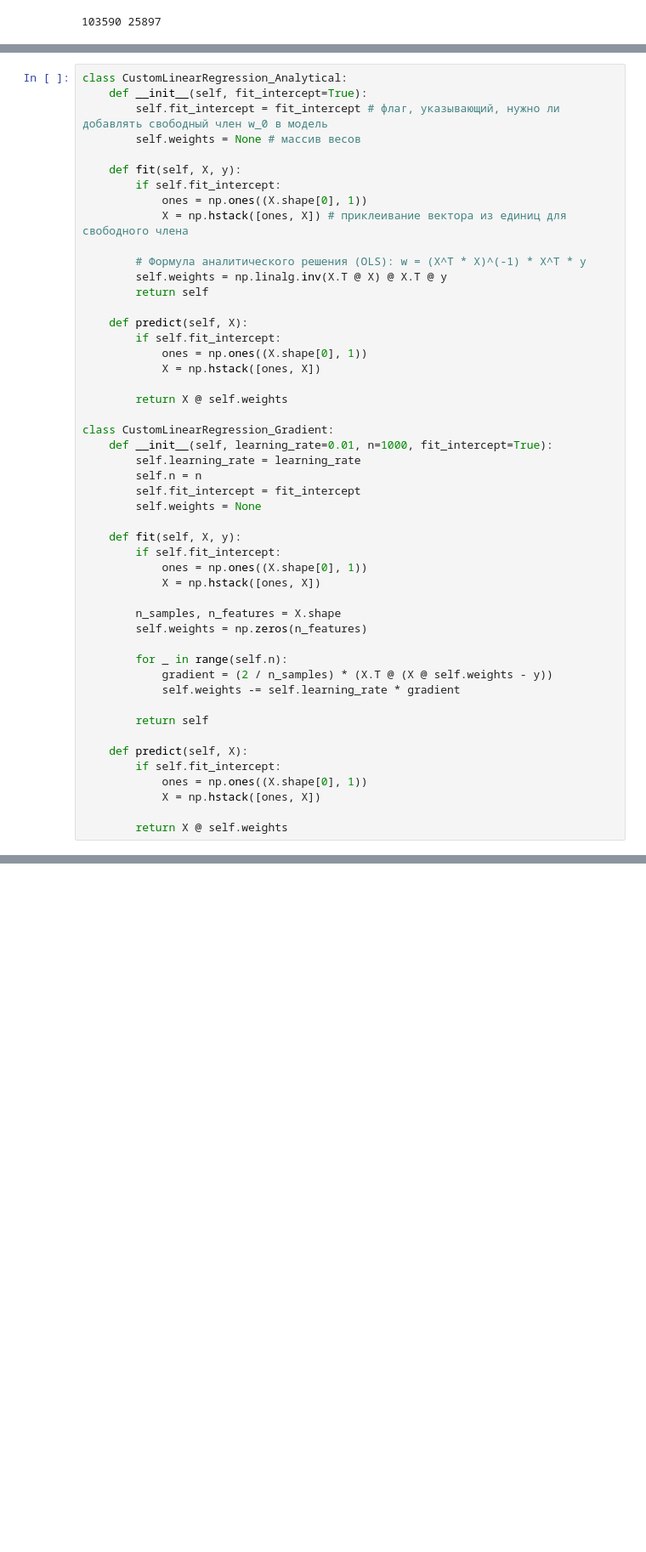
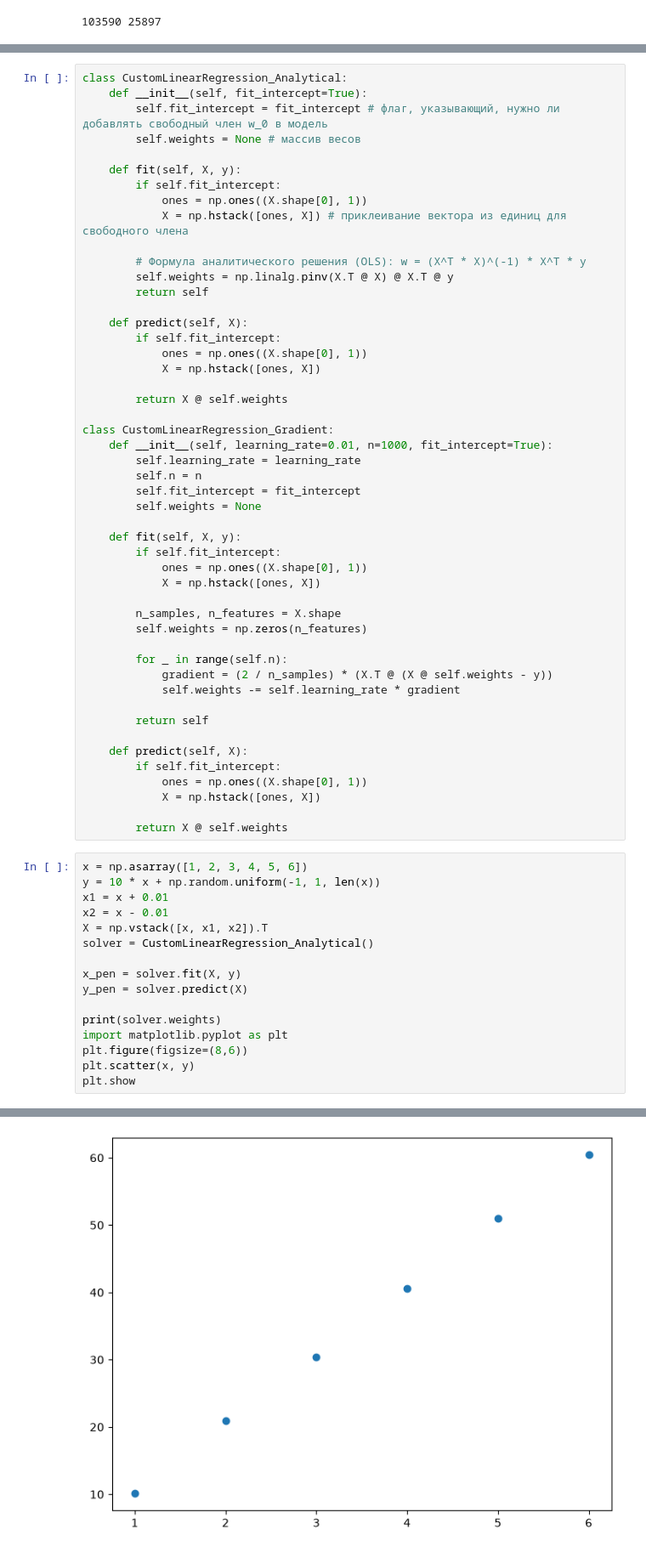
Before and after one commit to SamvelVard/ML, a Jupyter notebook: avia_linear.ipynb, the cells around one changed output, grey strips where cells are left out. Shown at 85% size. Drawn from its saved outputs; the diff is of its cells as text; blank space fills up the shorter version.

```diff
--- a/avia_linear.ipynb
+++ b/avia_linear.ipynb
@@ -117,7 +117,7 @@ class CustomLinearRegression_Analytical:
             X = np.hstack([ones, X]) # приклеивание вектора из единиц для свободного члена
 
         # Формула аналитического решения (OLS): w = (X^T * X)^(-1) * X^T * y
-        self.weights = np.linalg.inv(X.T @ X) @ X.T @ y
+        self.weights = np.linalg.pinv(X.T @ X) @ X.T @ y
         return self
 
     def predict(self, X):
@@ -154,3 +154,20 @@ class CustomLinearRegression_Gradient:
             X = np.hstack([ones, X])
 
         return X @ self.weights
+# %%
+x = np.asarray([1, 2, 3, 4, 5, 6])
+y = 10 * x + np.random.uniform(-1, 1, len(x))
+x1 = x + 0.01
+x2 = x - 0.01
+X = np.vstack([x, x1, x2]).T
+solver = CustomLinearRegression_Analytical()
+
+x_pen = solver.fit(X, y)
+y_pen = solver.predict(X)
+
+print(solver.weights)
+import matplotlib.pyplot as plt
+plt.figure(figsize=(8,6))
+plt.scatter(x, y)
+plt.show
+# %% [output]
@@ -157,3 +176,4 @@ class CustomLinearRegression_Gradient:
+[figure, added]
 # %%
 def smse(y_true, y_pred):
     return np.sqrt(np.mean((y_true - y_pred) ** 2))
```
Also changed, not shown: parts of 17 cells of this notebook, 2 other files.
